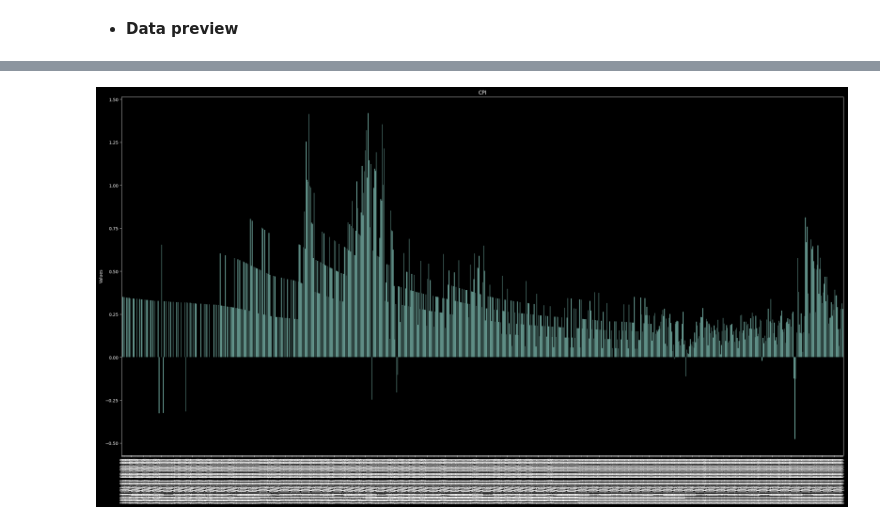
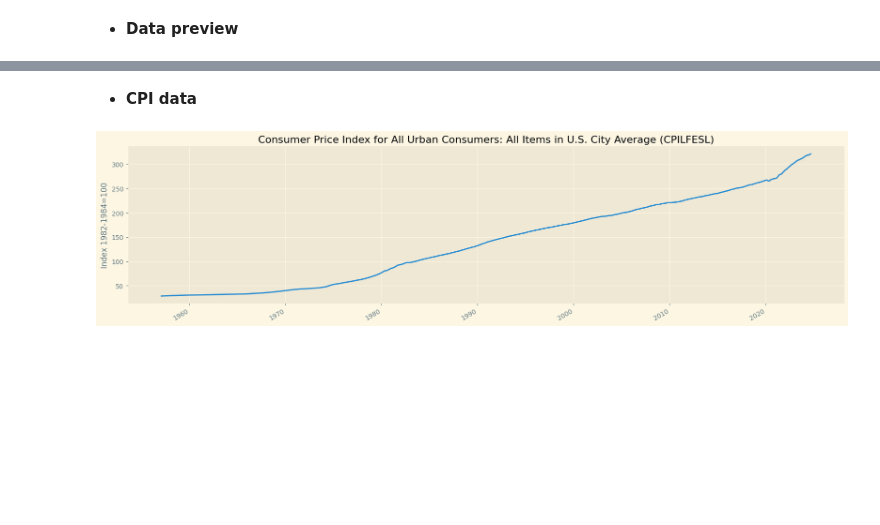
Before and after one commit to mod7ex/macro, a Jupyter notebook: Endogenous/CPILFESL.ipynb, the cells around one changed output, grey strips where cells are left out. Saved outputs shown, nothing was run; the diff lists cells and outputs as text; code cells hidden in the pictures; blank space fills up the shorter version.

```diff
--- a/Endogenous/CPILFESL.ipynb
+++ b/Endogenous/CPILFESL.ipynb
@@ -1,5 +1,7 @@
 # %%
 from matplotlib import pyplot as plt
+import matplotlib.dates as mdates
+from datetime import datetime
 import pandas as pd
 
-plt.style.use('dark_background')
+plt.style.use('Solarize_Light2')
@@ -113,10 +222,23 @@ CPILFESL_df['CPILFESL'].plot(
+# %% [markdown]
+- **CPI data**
+# %%
+df['CPILFESL'].plot(
+    figsize=(20, 5),
+    xlabel='',
+    ylabel='Index 1982-1984=100',
+    title='Consumer Price Index for All Urban Consumers: All Items in U.S. City Average (CPILFESL)',
+);
+# %% [output]
+[figure, added]
 # %%
-CPILFESL_df['^ %'].plot(
-    kind='bar',
-    figsize=(30, 15),
-    xlabel='',
-    ylabel='Values',
-    title='CPI',
-);
+# (df['^ %'] * 100).plot(
+#     kind='bar',
+#     figsize=(30, 10),
+#     xlabel='',
+#     ylabel='%',
+#     title='CPI',
+# );
+
+# plt.gca().xaxis.set_major_locator(mdates.DayLocator(interval=15))
+
+# plt.xticks(rotation=70);
-# %% [output]
-[figure, removed]
```
Also changed, not shown: parts of 24 cells of this notebook.
